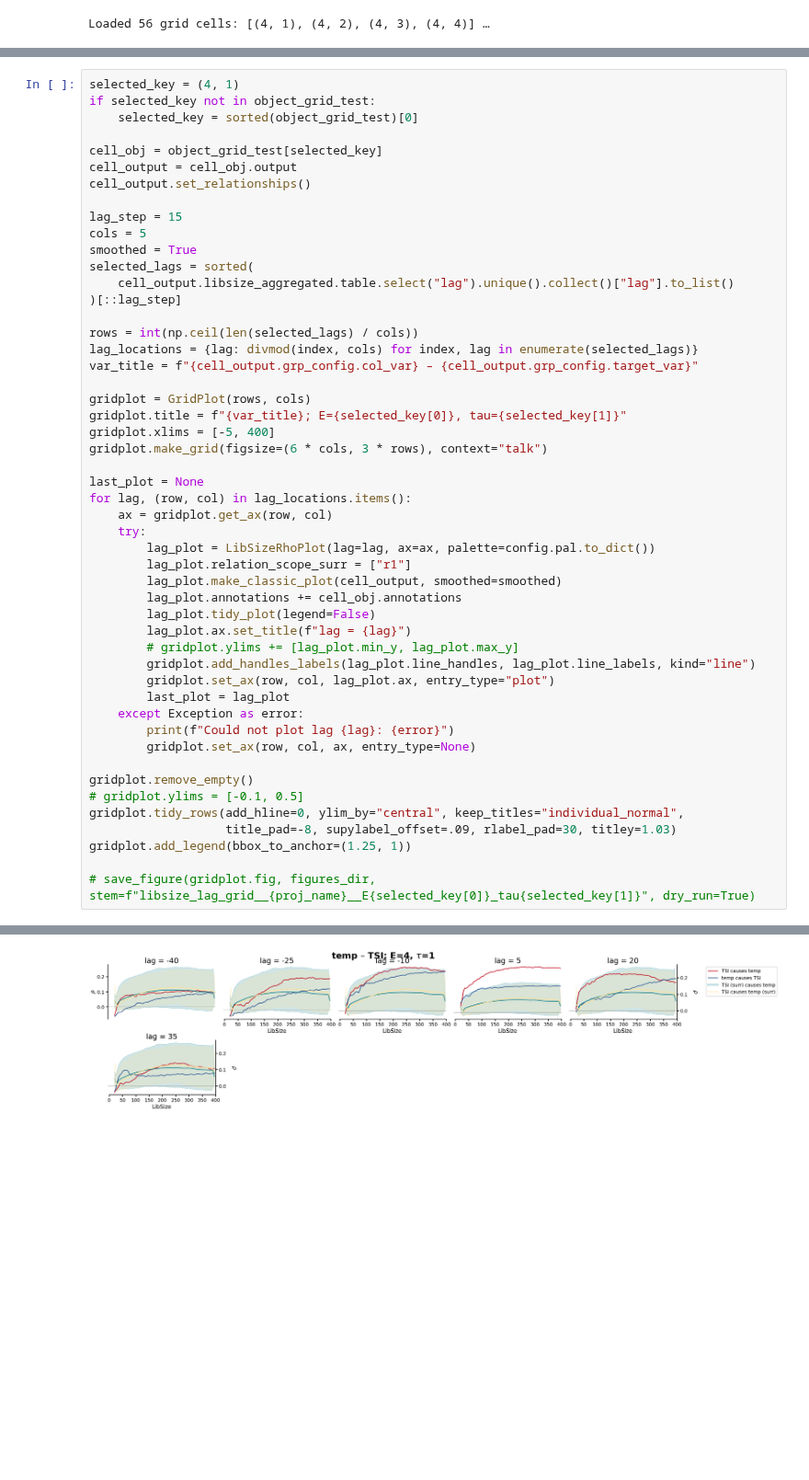
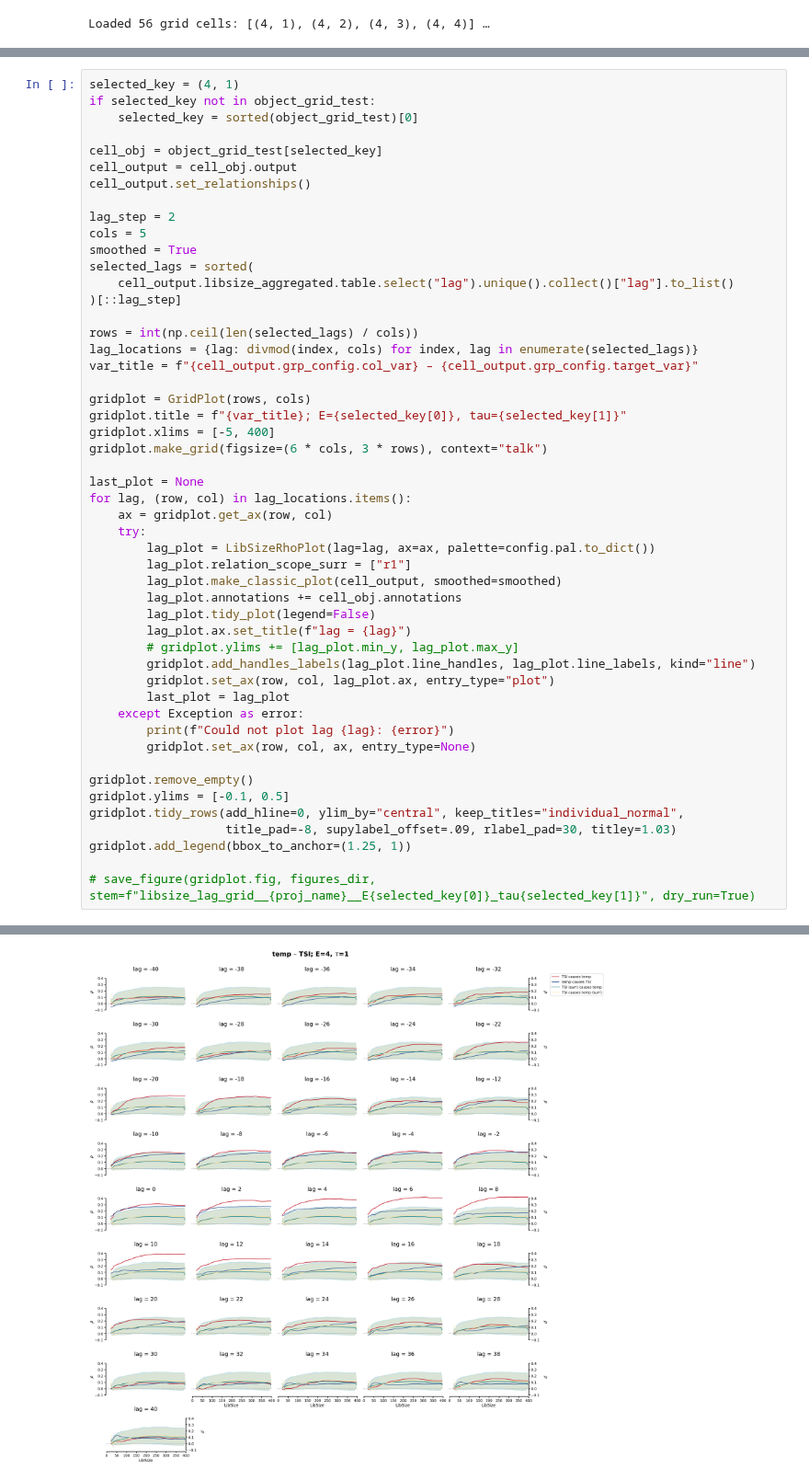
Before and after one commit to LinkedEarth/hol_temp_tsi_ccm_pb, a Jupyter notebook: notebooks/2_CCM_single_dyad/2_plot__DataGroup_libsize_update.ipynb, the cells around one changed output, grey strips where cells are left out. Shown at 92% size. Cells and saved outputs as stored; diff of their text form; blank space fills up the shorter version.

```diff
--- a/notebooks/2_CCM_single_dyad/2_plot__DataGroup_libsize_update.ipynb
+++ b/notebooks/2_CCM_single_dyad/2_plot__DataGroup_libsize_update.ipynb
@@ -115,7 +116,7 @@ cell_obj = object_grid_test[selected_key]
 cell_output = cell_obj.output
 cell_output.set_relationships()
 
-lag_step = 15
+lag_step = 2
 cols = 5
 smoothed = True
 selected_lags = sorted(
@@ -150,7 +151,7 @@ for lag, (row, col) in lag_locations.items():
         gridplot.set_ax(row, col, ax, entry_type=None)
 
 gridplot.remove_empty()
-# gridplot.ylims = [-0.1, 0.5]
+gridplot.ylims = [-0.1, 0.5]
 gridplot.tidy_rows(add_hline=0, ylim_by="central", keep_titles="individual_normal",
                    title_pad=-8, supylabel_offset=.09, rlabel_pad=30, titley=1.03)
 gridplot.add_legend(bbox_to_anchor=(1.25, 1))
@@ -177,3 +161,3 @@ Saved /Users/jlanders/PycharmProjects/hol_temp_tsi_ccm_pb/figures/plot__DataGrou
-[figure, old version]
+[figure, new version]
 # %% [markdown]
 ### Interpretation
```
Also changed, not shown: parts of 7 cells of this notebook.
